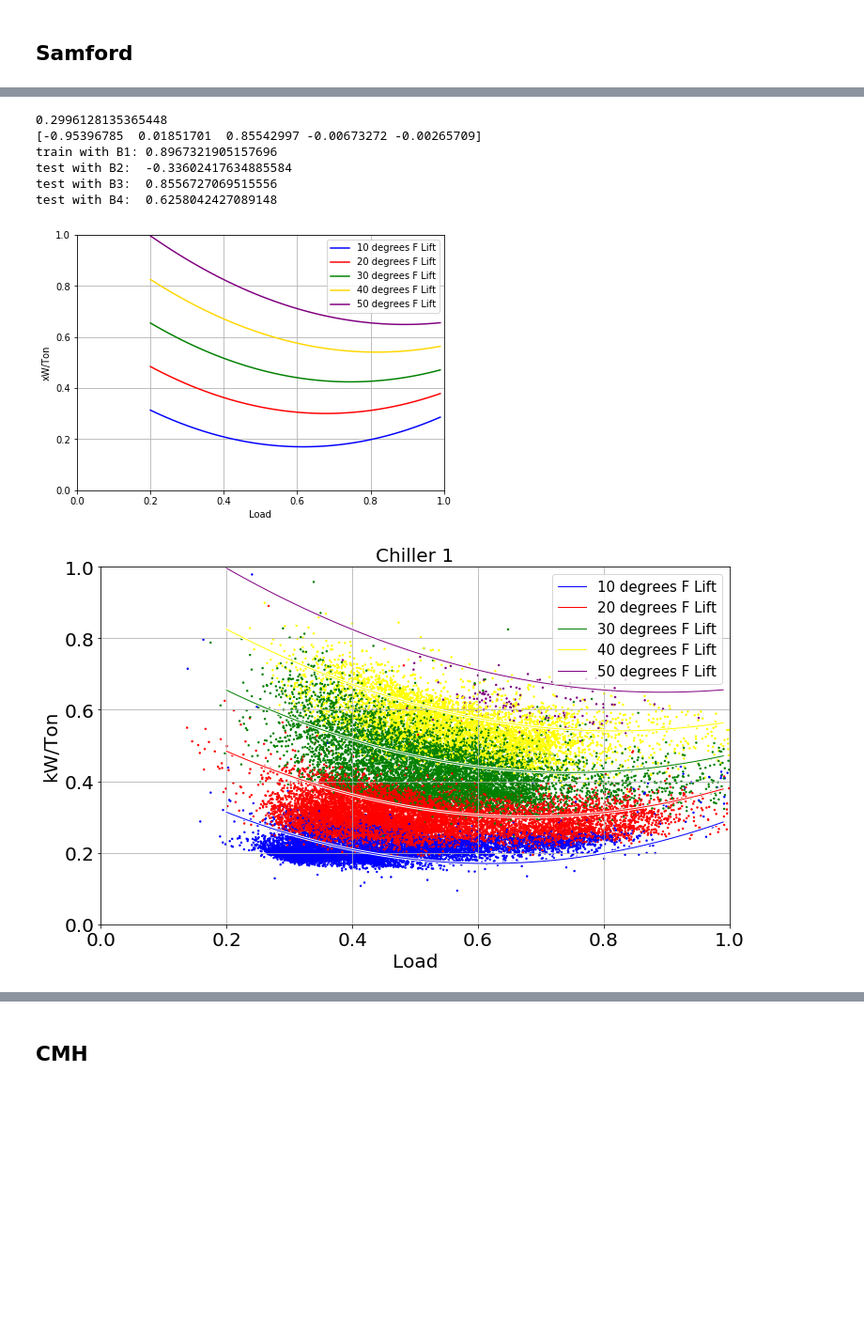
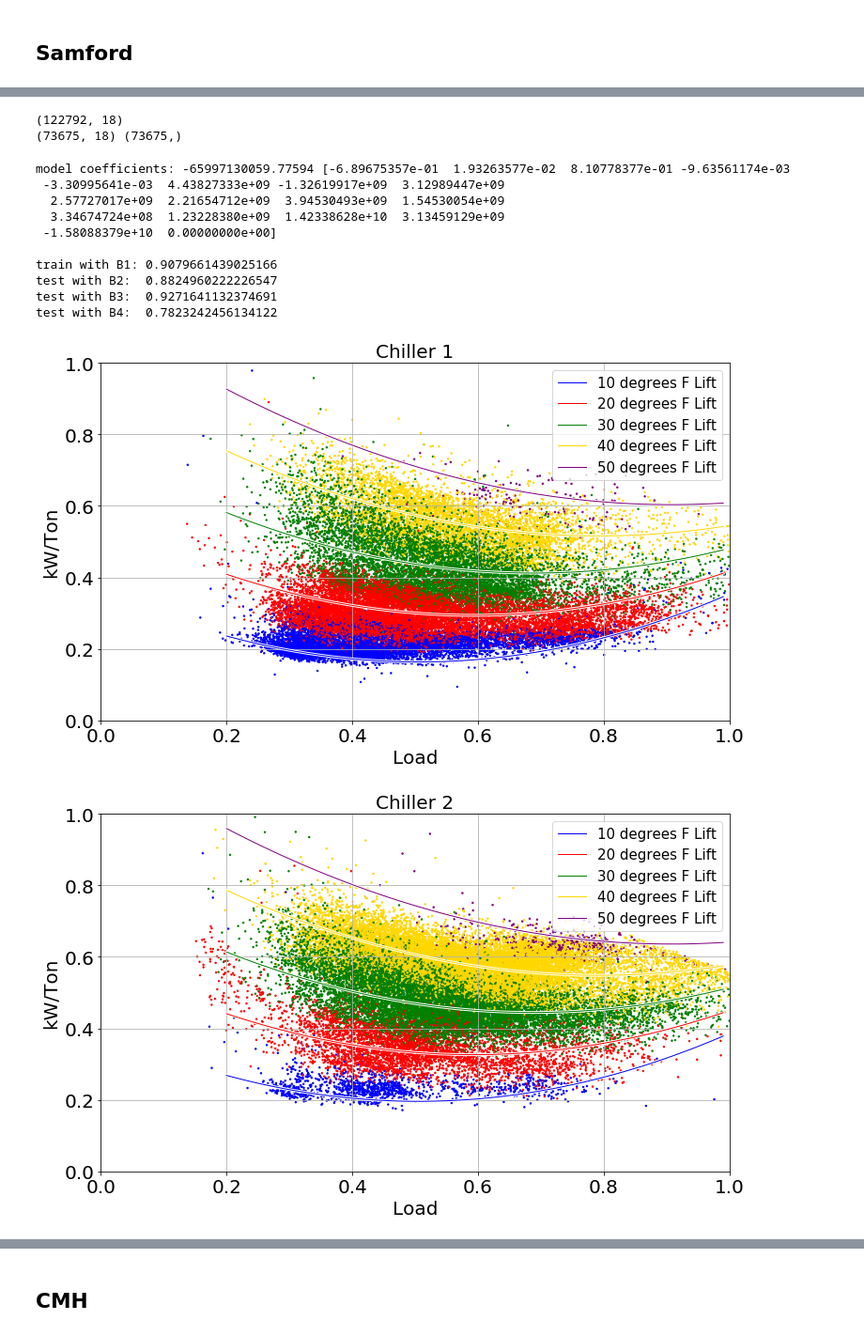
Before and after one commit to Stitchmaker/Metis_Bootcamp, a Jupyter notebook: Kojak_Project/Kojak_LinearRegression.ipynb, the cells around one changed output, grey strips where cells are left out. Shown at 94% size. Drawn from its saved outputs; the diff is of its cells as text; code cells hidden in the pictures; blank space fills up the shorter version.

```diff
--- a/Kojak_Project/Kojak_LinearRegression.ipynb
+++ b/Kojak_Project/Kojak_LinearRegression.ipynb
@@ -266,20 +281,22 @@ print(df3.shape)
 # %%
-#feat = ['AddOther','HigherOrder']
-feat = ['HigherOrder']
+feat = ['AddOther','HigherOrder']
+#feat = ['HigherOrder']
+
+RateTon = 900
 
 data_file = 'data/B1_chiller.csv'
-X_train, y_train, df1 = get_Xy(data_file,feat)
+X_train, y_train, df1 = get_Xy(data_file,RatedTon,feat)
 print('CH1:',X_train.shape,y_train.shape)
 
 data_file = 'data/B2_chiller.csv'
-X_train, y_train, df2 = get_Xy(data_file,feat)
+X2_test, y2_test, df2 = get_Xy(data_file,RatedTon,feat)
 print('CH2:',X2_test.shape,y2_test.shape)
 
 data_file = 'data/B3_chiller.csv'
-X3_test, y3_test, df3 = get_Xy(data_file,feat)
+X3_test, y3_test, df3 = get_Xy(data_file,RatedTon,feat)
 print('CH3:',X3_test.shape,y3_test.shape)
 
 data_file = 'data/B4_chiller.csv'
-X4_test, y4_test, df4 = get_Xy(data_file,feat)
+X4_test, y4_test, df4 = get_Xy(data_file,RatedTon,feat)
 print('CH4:',X4_test.shape,y4_test.shape)
 # %% [output]
@@ -313,31 +328,52 @@ CH4: (23288, 5) (23288,)
+# %%
+X_tot = pd.concat([X_train,X2_test,X3_test,X4_test])
+y_tot = pd.concat([y_train,y2_test,y3_test,y4_test])
+
+print(X_tot.shape)
+X_tot.dropna().shape
+
+#divide in to train and test sets
+X_train,X_test, y_train, y_test = train_test_split(X_tot, y_tot, test_size=0.4,random_state=42)
+print(X_train.shape, y_train.shape)
+# %% [output]
+(122792, 18)
+(73675, 18) (73675,)
 # %%
 # Create an empty model
 lr = LinearRegression()
 
 # Fit the model to the full dataset
 lr.fit(X_train, y_train)
 
 # Print out the R^2 for the model against the full dataset
-print(lr.intercept_)
-print(lr.coef_)
+print('model coefficients:',lr.intercept_, lr.coef_,'\n')
 
 print('train with B1:',lr.score(X_train,y_train))
 print('test with B2: ',lr.score(X2_test,y2_test))
 print('test with B3: ',lr.score(X3_test,y3_test))
 print('test with B4: ',lr.score(X4_test,y4_test))
 
-lift_lines = compute_lift_lines(lr, feat, df2)
+lift_lines = compute_lift_lines(lr, feat, df1, RatedTon, plot=False)
+plot_curves(df1,lift_lines,'Chiller 1')
 
-plot_curves(df1,lift_lines,'Chiller 1')
+lift_lines = compute_lift_lines(lr, feat, df2, RatedTon, plot=False)
 plot_curves(df2,lift_lines,'Chiller 2')
+
+lift_lines = compute_lift_lines(lr, feat, df3, RatedTon, plot=False)
 plot_curves(df3,lift_lines,'Chiller 3')
+
+lift_lines = compute_lift_lines(lr, feat, df4, RatedTon, plot=False)
 plot_curves(df4,lift_lines,'Chiller 4')
 # %% [output]
-0.2996128135365448
-[-0.95396785  0.01851701  0.85542997 -0.00673272 -0.00265709]
-train with B1: 0.8967321905157696
-test with B2:  -0.33602417634885584
-test with B3:  0.8556727069515556
-test with B4:  0.6258042427089148
+model coefficients: -65997130059.77594 [-6.89675357e-01  1.93263577e-02  8.10778377e-01 -9.63561174e-03
+ -3.30995641e-03  4.43827333e+09 -1.32619917e+09  3.12989447e+09
+  2.57727017e+09  2.21654712e+09  3.94530493e+09  1.54530054e+09
+  3.34674724e+08  1.23228380e+09  1.42338628e+10  3.13459129e+09
+ -1.58088379e+10  0.00000000e+00]
+
+train with B1: 0.9079661439025166
+test with B2:  0.8824960222226547
+test with B3:  0.9271641132374691
+test with B4:  0.7823242456134122
-[figure, old version]
+[figure, new version]
-[figure, old version]
+[figure, new version]
```
Also changed, not shown: parts of 32 cells of this notebook, 1 other file.
